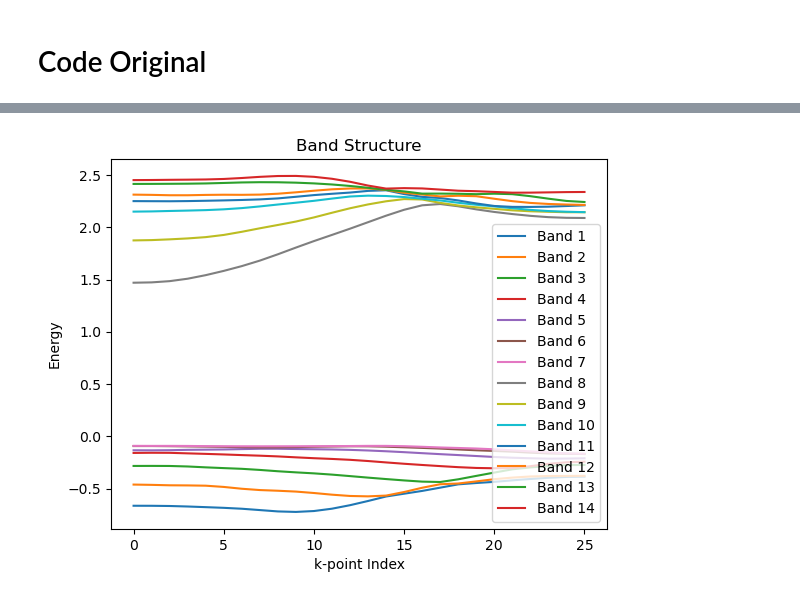
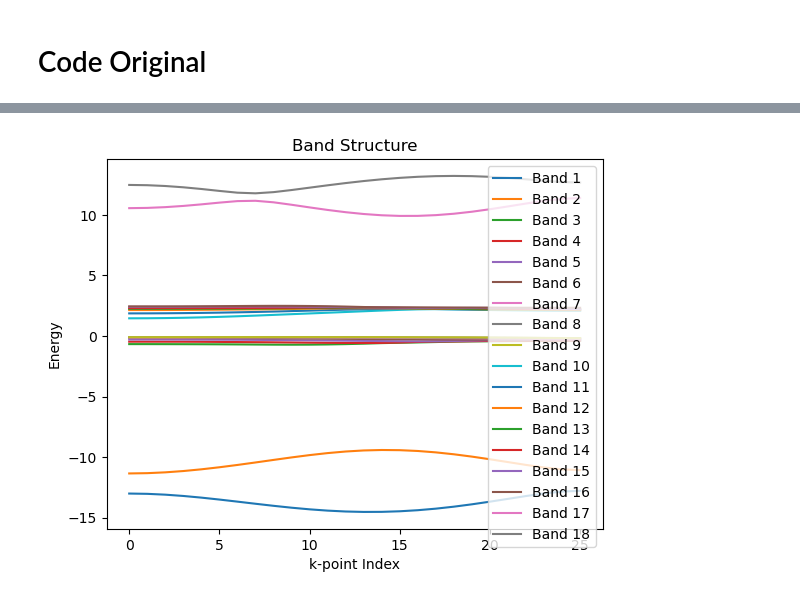
Before and after one commit to IvanScolan/projet_ML_ICFP_2024, a Jupyter notebook: projet_notebook_original_code.ipynb, the cells around one changed output, grey strips where cells are left out. Saved outputs shown, nothing was run; the diff lists cells and outputs as text; code cells hidden in the pictures.

```diff
--- a/projet_notebook_original_code.ipynb
+++ b/projet_notebook_original_code.ipynb
@@ -186,7 +184,7 @@ def main():
     print("final loss value: %.8f" % sess.run(tf.reduce_mean(tf.square(tbhcnn.reproduces-tbhcnn.references))))
 
     sess.close()
-    return(Reproduced_TB_bands)
+    return(Reproduced_TB_bands,Resulting_Hamiltonian,Rvectors_of_the_resulting_hamiltonian,Reproduced_TB_bandstructure)
 
-reproduced_band=main()
+Reproduced_TB_bands,Resulting_Hamiltonian,Rvectors_of_the_resulting_hamiltonian,Reproduced_TB_bandstructure=main()
 # %% [output]
@@ -230,14 +231,14 @@ print(reproduced_band)
 # %%
 import matplotlib.pyplot as plt
 
 # Assuming the horizontal axis is the band index and the vertical axis is the energy
-for band in range(reproduced_band.shape[1]):
-    plt.plot(reproduced_band[:, band], label=f'Band {band+1}')
+for band in range(Reproduced_TB_bandstructure.shape[1]):
+    plt.plot(Reproduced_TB_bandstructure[:, band], label=f'Band {band+1}')
 
 plt.xlabel('k-point Index')
 plt.ylabel('Energy')
 plt.title('Band Structure')
 plt.legend()
 plt.show()
 # %% [output]
-[figure, old version]
+[figure, new version]
```
Also changed, not shown: parts of 5 cells of this notebook, 2 other files.
